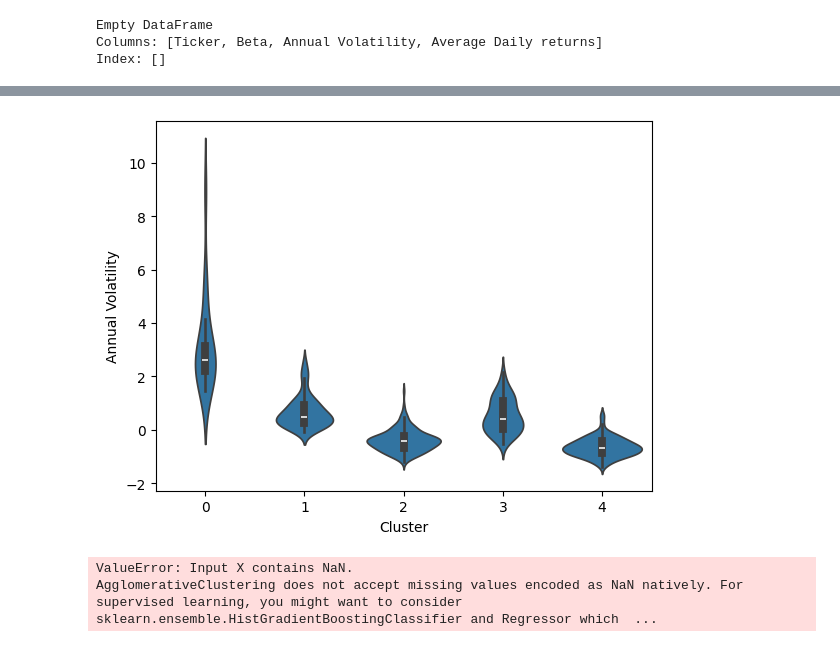
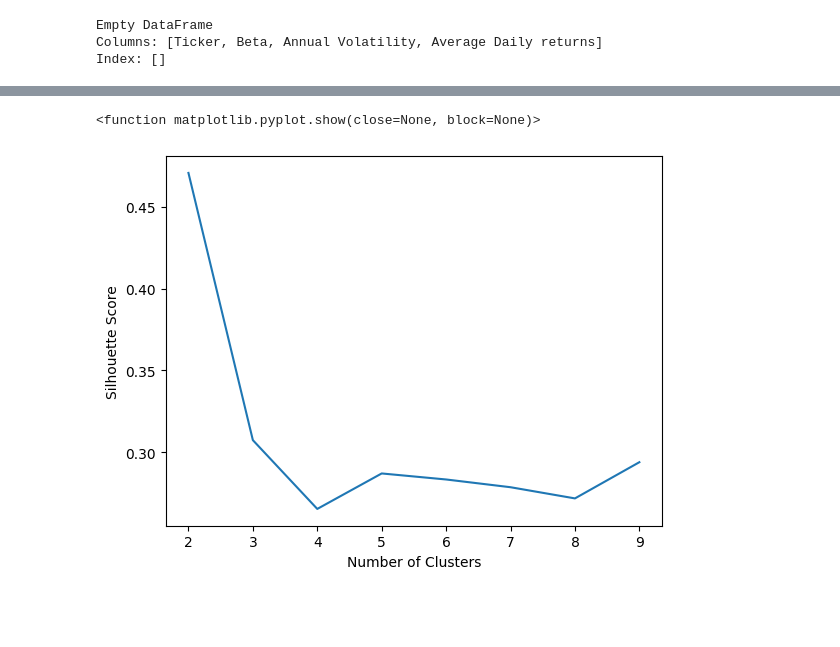
Before and after one commit to abdullaawad/Data-Warehousing-Coursework, a Jupyter notebook: DWCoursework.ipynb, the cells around one changed output, grey strips where cells are left out. Cells and saved outputs as stored; diff of their text form; code cells hidden in the pictures; blank space fills up the shorter version.

```diff
--- a/DWCoursework.ipynb
+++ b/DWCoursework.ipynb
@@ -711,27 +699,27 @@ plt.show()
-# %%
-sns.violinplot(x='Cluster', y='Annual Volatility', data=all_dim_scaled)
-plt.show()
-# %% [output]
-[figure, removed]
 # %%
-X = daily_returns
+from sklearn.cluster import KMeans
+from sklearn.metrics import silhouette_score
+import matplotlib.pyplot as plt
+#assigning Beta column to X
+X = all_dim_scaled[['Beta', 'Annual Volatility', 'Average Daily returns']]
 #testing number of cluster from 2 to 10 and collecting the silhouette
 range_n_clusters = [2, 3, 4, 5, 6, 7, 8, 9]
 scores = []
 for n_clusters in range_n_clusters:
-  agglom = AgglomerativeClustering(n_clusters=n_clusters)
-  agglom.fit(X)
-  labels = agglom.labels_
+  km = KMeans(n_clusters=n_clusters)
+  km.fit(X)
+
+  labels = km.labels_
   scores.append(silhouette_score(X, labels))
 #looking at the scores, and their average/mean
 scores
 average = sum(scores)/len(scores)
 average
 #graphing
 plt.plot(range_n_clusters, scores)
 plt.xlabel('Number of Clusters')
 plt.ylabel('Silhouette Score')
 plt.show
 # %% [output]
-ValueError: Input X contains NaN.
-AgglomerativeClustering does not accept missing values encoded as NaN natively. For supervised learning, you might want to consider sklearn.ensemble.HistGradientBoostingClassifier and Regressor which  ...
+<function matplotlib.pyplot.show(close=None, block=None)>
+[figure, added]
```
Also changed, not shown: parts of 31 cells of this notebook.
